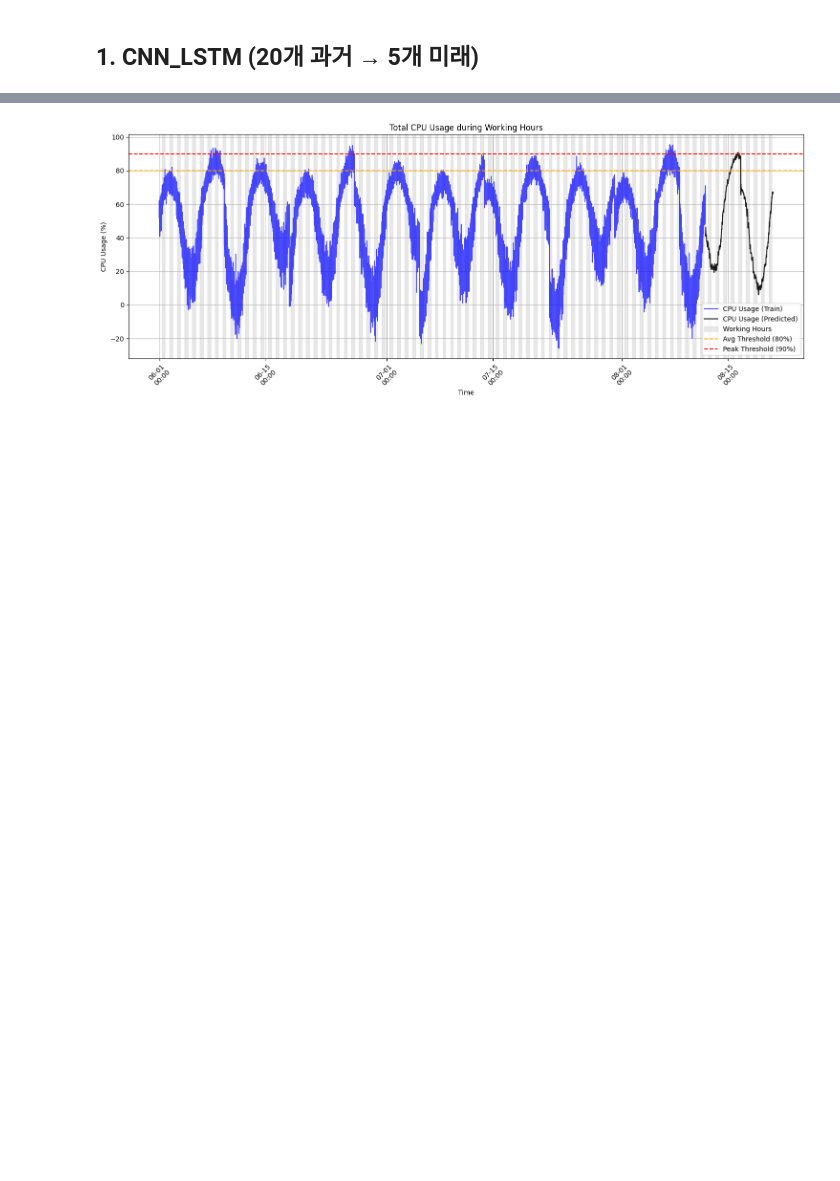
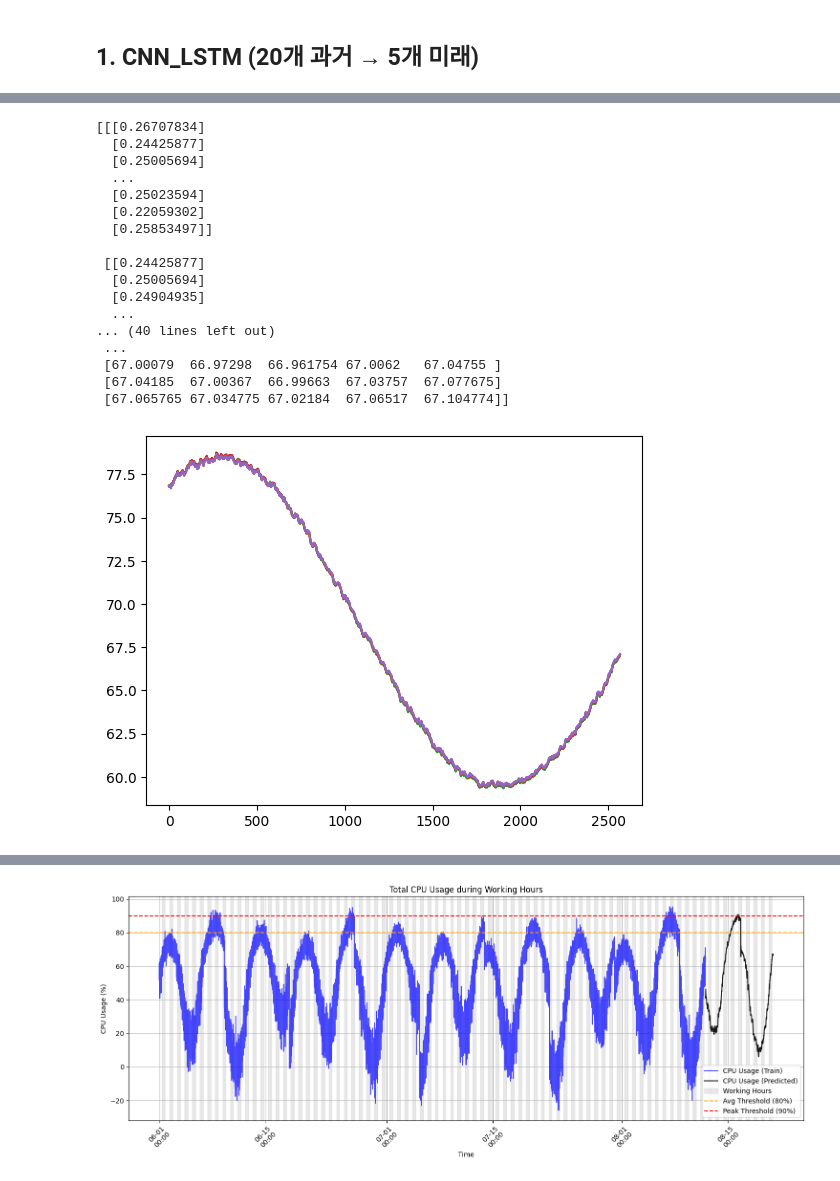
Before and after one commit to hyeonseonn/sensing_app, a Jupyter notebook: [0804new]_machine_learning_CPU.ipynb, the cells around one changed output, grey strips where cells are left out. Saved outputs shown, nothing was run; the diff lists cells and outputs as text; code cells hidden in the pictures; blank space fills up the shorter version.

```diff
--- a/[0804new]_machine_learning_CPU.ipynb
+++ b/[0804new]_machine_learning_CPU.ipynb
@@ -143,3 +120,28 @@ Epoch 7/50
+# %%
+print(X_train)
+print(pred_inv)
+
+plt.plot(pred_inv)
+plt.show()
+# %% [output]
+[[[0.26707834]
+  [0.24425877]
+  [0.25005694]
+  ...
+  [0.25023594]
+  [0.22059302]
+  [0.25853497]]
+
+ [[0.24425877]
+  [0.25005694]
+  [0.24904935]
+  ...
+... (40 lines left out)
+ ...
+ [67.00079  66.97298  66.961754 67.0062   67.04755 ]
+ [67.04185  67.00367  66.99663  67.03757  67.077675]
+ [67.065765 67.034775 67.02184  67.06517  67.104774]]
+[figure, added]
 # %%
 # plot
 
```
Also changed, not shown: parts of 2 cells of this notebook.
